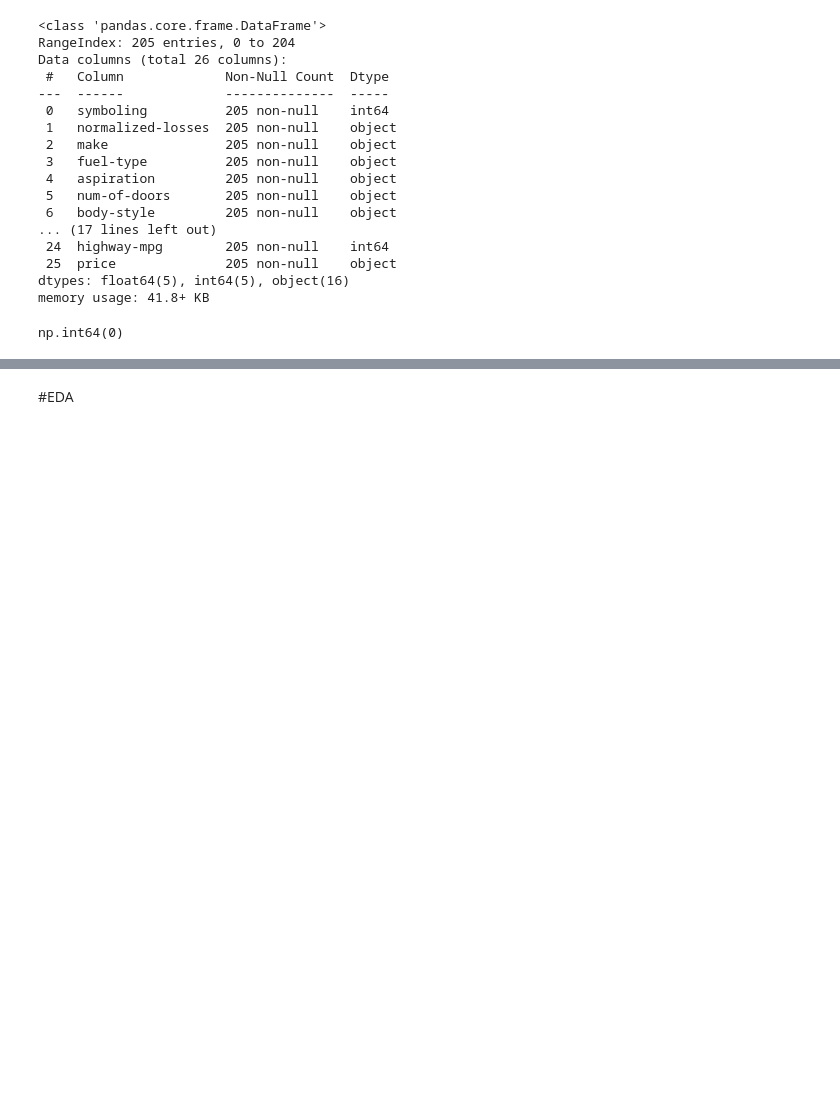
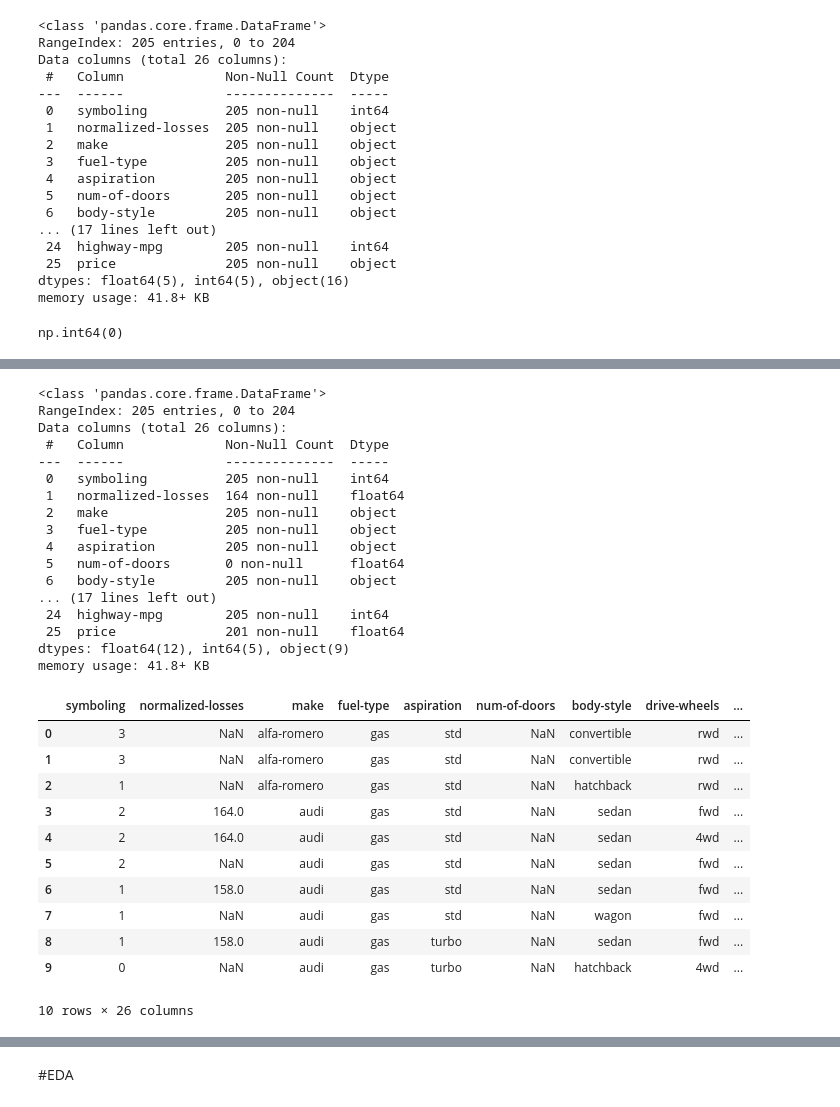
Before and after one commit to Mili3101/Proyecto2, a Jupyter notebook: selected_dataset/EDA_selected_dataset.ipynb, the cells around one changed output, grey strips where cells are left out. Saved outputs shown, nothing was run; the diff lists cells and outputs as text; code cells hidden in the pictures; blank space fills up the shorter version.

```diff
--- a/selected_dataset/EDA_selected_dataset.ipynb
+++ b/selected_dataset/EDA_selected_dataset.ipynb
@@ -97,12 +80,0 @@ dtype: int64
-# %%
-# transformar columna normalized-losses a tipo int64
-
-# Remplazar "?" with NaN
-df['normalized-losses'] = df['normalized-losses'].replace('?', pd.NA)
-
-df['normalized-losses'] = pd.to_numeric(df['normalized-losses'], errors='coerce')
-
-df['normalized-losses'] = df['normalized-losses'].astype('Int64')
-
-df.info()
-df.head(10)
@@ -139,8 +80,0 @@ memory usage: 42.0+ KB
-# %%
-# imputar normalized-losses con la moda
-
-mode_normalized_losses = df['normalized-losses'].mode()[0]
-df['normalized-losses'] = df['normalized-losses'].apply(lambda x: mode_normalized_losses if pd.isna(x) else x)
-
-df.info()
-df.head(10)
@@ -176,0 +81,7 @@ memory usage: 41.8+ KB
+# %%
+#reemplazar todos los ? en el df por Nan
+
+import numpy as np
+
+df = df.replace('?', np.nan)
+df.isna().sum()
@@ -176,0 +107,43 @@ memory usage: 41.8+ KB
+# %%
+#transformar a numericas todas las columnas que tienen Nan
+
+# Seleccionar columnas con valores NaN
+cols_with_nan = df.columns[df.isna().any()].tolist()
+
+# Convertir las columnas seleccionadas a tipo numérico, coaccionando errores a NaN
+for col in cols_with_nan:
+  df[col] = pd.to_numeric(df[col], errors='coerce')
+
+# Verificar el resultado
+df.info()
+df.head(10)
+# %% [output]
+<class 'pandas.core.frame.DataFrame'>
+RangeIndex: 205 entries, 0 to 204
+Data columns (total 26 columns):
+ #   Column             Non-Null Count  Dtype
+---  ------             --------------  -----
+ 0   symboling          205 non-null    int64
+ 1   normalized-losses  164 non-null    float64
+ 2   make               205 non-null    object
+ 3   fuel-type          205 non-null    object
+ 4   aspiration         205 non-null    object
+ 5   num-of-doors       0 non-null      float64
+ 6   body-style         205 non-null    object
+... (17 lines left out)
+ 24  highway-mpg        205 non-null    int64
+ 25  price              201 non-null    float64
+dtypes: float64(12), int64(5), object(9)
+memory usage: 41.8+ KB
+|  | symboling | normalized-losses | make | fuel-type | aspiration | num-of-doors | body-style | drive-wheels | ... |
+| 0 | 3 | NaN | alfa-romero | gas | std | NaN | convertible | rwd | ... |
+| 1 | 3 | NaN | alfa-romero | gas | std | NaN | convertible | rwd | ... |
+| 2 | 1 | NaN | alfa-romero | gas | std | NaN | hatchback | rwd | ... |
+| 3 | 2 | 164.0 | audi | gas | std | NaN | sedan | fwd | ... |
+| 4 | 2 | 164.0 | audi | gas | std | NaN | sedan | 4wd | ... |
+| 5 | 2 | NaN | audi | gas | std | NaN | sedan | fwd | ... |
+| 6 | 1 | 158.0 | audi | gas | std | NaN | sedan | fwd | ... |
+| 7 | 1 | NaN | audi | gas | std | NaN | wagon | fwd | ... |
+| 8 | 1 | 158.0 | audi | gas | turbo | NaN | sedan | fwd | ... |
+| 9 | 0 | NaN | audi | gas | turbo | NaN | hatchback | 4wd | ... |
+10 rows × 26 columns
```
Also changed, not shown: parts of 30 cells of this notebook.
